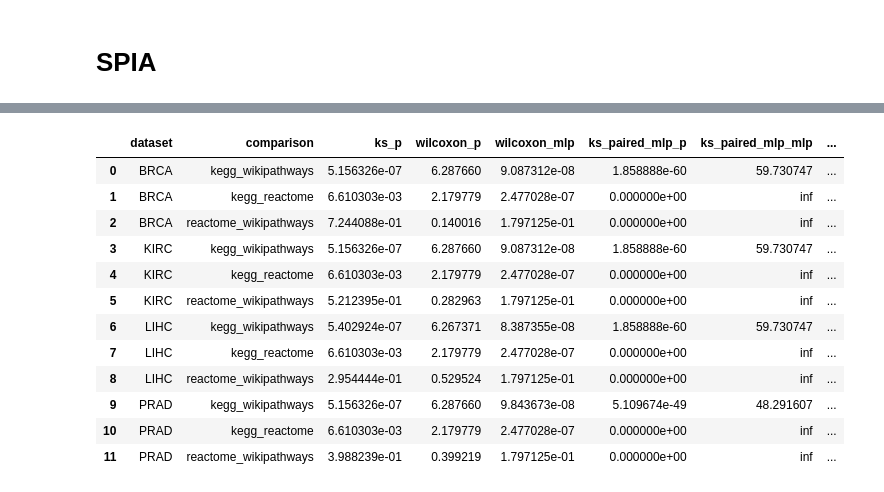
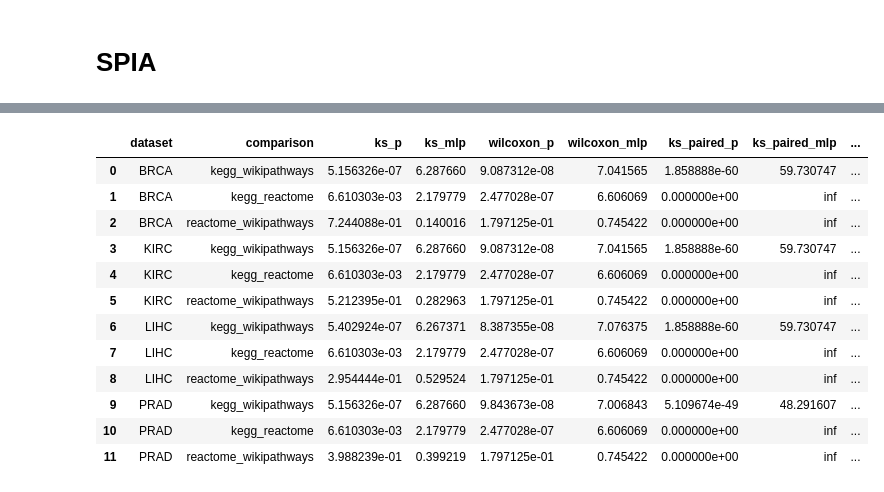
Before and after one commit to pathwayforte/results, a Jupyter notebook: notebooks/evaluation/Comparisons of P-Value Distributions of Pathway Analogs.ipynb, the cells around one changed output, grey strips where cells are left out. Cells and saved outputs as stored; diff of their text form; code cells hidden in the pictures.

```diff
--- a/notebooks/evaluation/Comparisons of P-Value Distributions of Pathway Analogs.ipynb
+++ b/notebooks/evaluation/Comparisons of P-Value Distributions of Pathway Analogs.ipynb
@@ -95,7 +124,7 @@ for dataset in datasets:
             continue
         df = pd.read_csv(path, sep='\t')
         df['comparison'] = f'{db1}_{db2}'
-        df['db'] = df['pathway_id'].map(name_to_database)
+        df['database'] = df['pathway_id'].map(name_to_database)
         df['dataset'] = dataset
         ora_dfs.append(df)
 
@@ -104,5 +133,5 @@ if not ora_dfs:
 
 ora_df = pd.concat(ora_dfs)
 ora_df['mlp'] = ora_df.pval.map(mlp)
-ora_df.head()
+ora_df[['dataset', 'comparison', 'database', 'pathway_id', 'pval', 'mlp']].head()
 # %% [output]
@@ -175,7 +192,7 @@ for dataset in datasets:
             continue
         df = pd.read_csv(path, sep='\t')
         df['comparison'] = f'{db1}_{db2}'
-        df['db'] = df['Term'].map(name_to_database)
+        df['database'] = df['Term'].map(name_to_database)
         df['dataset'] = dataset
         gsea_dfs.append(df)
 
@@ -184,5 +201,5 @@ gsea_df = pd.concat(gsea_dfs)
 gsea_df['mlp'] = gsea_df.pval.map(lambda x: mlp(x) if x > 0.0 else np.log(N_GSEA_PERMUTATIONS))
 del gsea_df['genes']
 del gsea_df['ledge_genes']
-gsea_df.head()
+gsea_df[['dataset', 'comparison', 'database', 'Term', 'pval', 'mlp']].head()
 # %% [output]
@@ -253,11 +259,11 @@ for dataset in datasets:
             continue
         df = pd.read_csv(path)
         df['comparison'] = f'{db1}_{db2}'
-        df['db'] = df['Name'].map(name_to_database)
+        df['database'] = df['Name'].map(name_to_database)
         df['dataset'] = dataset
         spia_dfs.append(df)
 
 spia_df = pd.concat(spia_dfs)
 spia_df['mlp'] = spia_df.pG.map(mlp)
-spia_df.head()
+spia_df[['dataset', 'comparison', 'database', 'Name', 'pG', 'mlp']].head()
 # %% [output]
@@ -276,25 +281,26 @@ plt.show()
 # %%
 spia_ks_df = get_mlp_distribution_tests(
     spia_df,
     datasets,
     identifier_column_name='Name',
     pval_column_name='pG',
+    db_column_name='database',
     equivalent_mappings_dict=equivalent_mappings_dict,
 )
-spia_ks_df['method'] = 'gsea'
-spia_ks_df.to_csv(os.path.join(output_directory, 'gsea_p_values.tsv'), sep='\t', index=False)
+spia_ks_df['method'] = 'spia'
+spia_ks_df.to_csv(os.path.join(output_directory, 'spia_p_value_statistics.tsv'), sep='\t', index=False)
 spia_ks_df
 # %% [output]
-|  | dataset | comparison | ks_p | wilcoxon_p | wilcoxon_mlp | ks_paired_mlp_p | ks_paired_mlp_mlp | ... |
-| 0 | BRCA | kegg_wikipathways | 5.156326e-07 | 6.287660 | 9.087312e-08 | 1.858888e-60 | 59.730747 | ... |
-| 1 | BRCA | kegg_reactome | 6.610303e-03 | 2.179779 | 2.477028e-07 | 0.000000e+00 | inf | ... |
-| 2 | BRCA | reactome_wikipathways | 7.244088e-01 | 0.140016 | 1.797125e-01 | 0.000000e+00 | inf | ... |
-| 3 | KIRC | kegg_wikipathways | 5.156326e-07 | 6.287660 | 9.087312e-08 | 1.858888e-60 | 59.730747 | ... |
-| 4 | KIRC | kegg_reactome | 6.610303e-03 | 2.179779 | 2.477028e-07 | 0.000000e+00 | inf | ... |
-| 5 | KIRC | reactome_wikipathways | 5.212395e-01 | 0.282963 | 1.797125e-01 | 0.000000e+00 | inf | ... |
-| 6 | LIHC | kegg_wikipathways | 5.402924e-07 | 6.267371 | 8.387355e-08 | 1.858888e-60 | 59.730747 | ... |
-| 7 | LIHC | kegg_reactome | 6.610303e-03 | 2.179779 | 2.477028e-07 | 0.000000e+00 | inf | ... |
-| 8 | LIHC | reactome_wikipathways | 2.954444e-01 | 0.529524 | 1.797125e-01 | 0.000000e+00 | inf | ... |
-| 9 | PRAD | kegg_wikipathways | 5.156326e-07 | 6.287660 | 9.843673e-08 | 5.109674e-49 | 48.291607 | ... |
-| 10 | PRAD | kegg_reactome | 6.610303e-03 | 2.179779 | 2.477028e-07 | 0.000000e+00 | inf | ... |
-| 11 | PRAD | reactome_wikipathways | 3.988239e-01 | 0.399219 | 1.797125e-01 | 0.000000e+00 | inf | ... |
+|  | dataset | comparison | ks_p | ks_mlp | wilcoxon_p | wilcoxon_mlp | ks_paired_p | ks_paired_mlp | ... |
+| 0 | BRCA | kegg_wikipathways | 5.156326e-07 | 6.287660 | 9.087312e-08 | 7.041565 | 1.858888e-60 | 59.730747 | ... |
+| 1 | BRCA | kegg_reactome | 6.610303e-03 | 2.179779 | 2.477028e-07 | 6.606069 | 0.000000e+00 | inf | ... |
+| 2 | BRCA | reactome_wikipathways | 7.244088e-01 | 0.140016 | 1.797125e-01 | 0.745422 | 0.000000e+00 | inf | ... |
+| 3 | KIRC | kegg_wikipathways | 5.156326e-07 | 6.287660 | 9.087312e-08 | 7.041565 | 1.858888e-60 | 59.730747 | ... |
+| 4 | KIRC | kegg_reactome | 6.610303e-03 | 2.179779 | 2.477028e-07 | 6.606069 | 0.000000e+00 | inf | ... |
+| 5 | KIRC | reactome_wikipathways | 5.212395e-01 | 0.282963 | 1.797125e-01 | 0.745422 | 0.000000e+00 | inf | ... |
+| 6 | LIHC | kegg_wikipathways | 5.402924e-07 | 6.267371 | 8.387355e-08 | 7.076375 | 1.858888e-60 | 59.730747 | ... |
+| 7 | LIHC | kegg_reactome | 6.610303e-03 | 2.179779 | 2.477028e-07 | 6.606069 | 0.000000e+00 | inf | ... |
+| 8 | LIHC | reactome_wikipathways | 2.954444e-01 | 0.529524 | 1.797125e-01 | 0.745422 | 0.000000e+00 | inf | ... |
+| 9 | PRAD | kegg_wikipathways | 5.156326e-07 | 6.287660 | 9.843673e-08 | 7.006843 | 5.109674e-49 | 48.291607 | ... |
+| 10 | PRAD | kegg_reactome | 6.610303e-03 | 2.179779 | 2.477028e-07 | 6.606069 | 0.000000e+00 | inf | ... |
+| 11 | PRAD | reactome_wikipathways | 3.988239e-01 | 0.399219 | 1.797125e-01 | 0.745422 | 0.000000e+00 | inf | ... |
```
Also changed, not shown: parts of 17 cells of this notebook.
